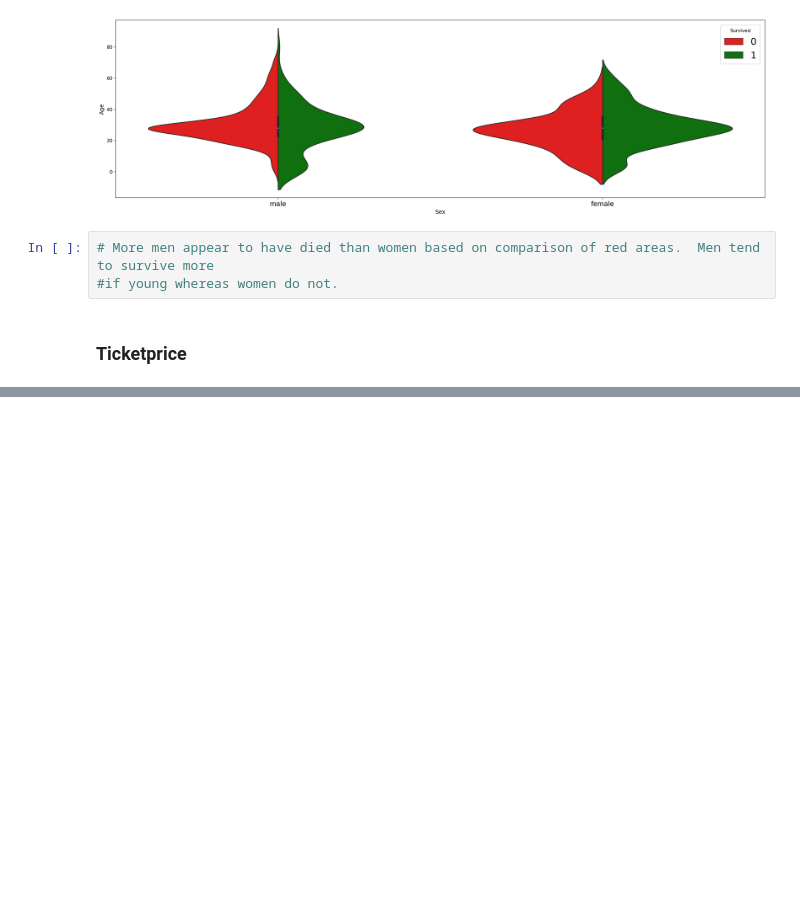
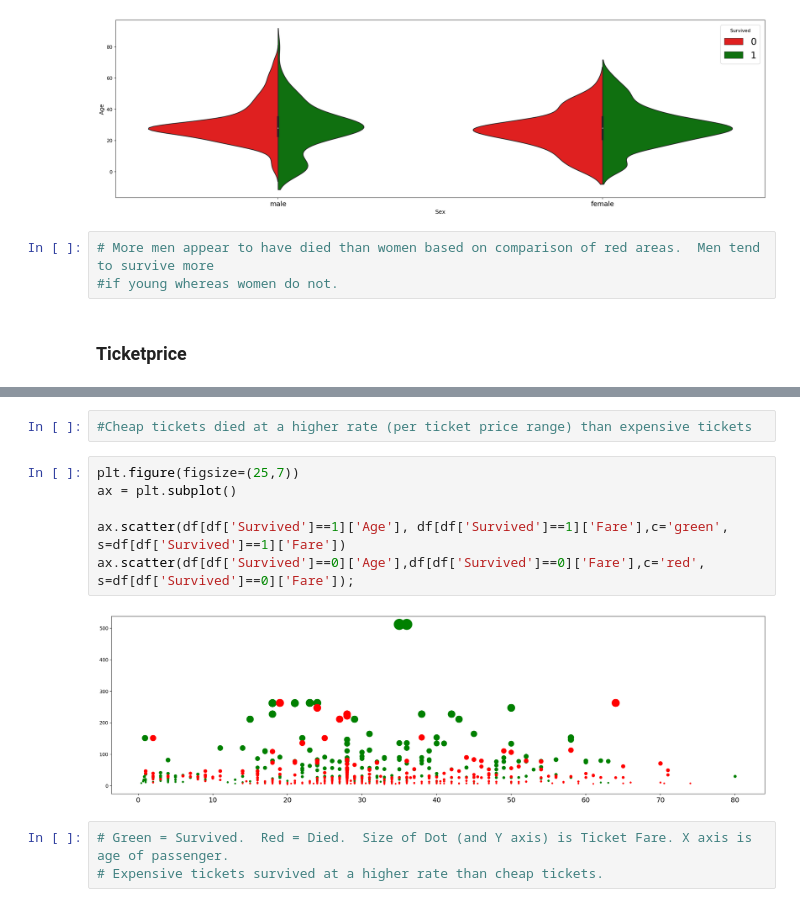
Before and after one commit to btroy94402/kaggle_titanic_project, a Jupyter notebook: titanic_sandbox.ipynb, the cells around one changed output, grey strips where cells are left out. Saved outputs shown, nothing was run; the diff lists cells and outputs as text; blank space fills up the shorter version.

```diff
--- a/titanic_sandbox.ipynb
+++ b/titanic_sandbox.ipynb
@@ -132,0 +145,13 @@ sns.violinplot(x='Sex',y='Age',
+# %%
+#Cheap tickets died at a higher rate (per ticket price range) than expensive tickets
+# %%
+plt.figure(figsize=(25,7))
+ax = plt.subplot()
+
+ax.scatter(df[df['Survived']==1]['Age'], df[df['Survived']==1]['Fare'],c='green', s=df[df['Survived']==1]['Fare'])
+ax.scatter(df[df['Survived']==0]['Age'],df[df['Survived']==0]['Fare'],c='red', s=df[df['Survived']==0]['Fare']);
+# %% [output]
+[figure, added]
+# %%
+# Green = Survived.  Red = Died.  Size of Dot (and Y axis) is Ticket Fare. X axis is age of passenger.
+# Expensive tickets survived at a higher rate than cheap tickets.
```
Also changed, not shown: parts of 10 cells of this notebook.
